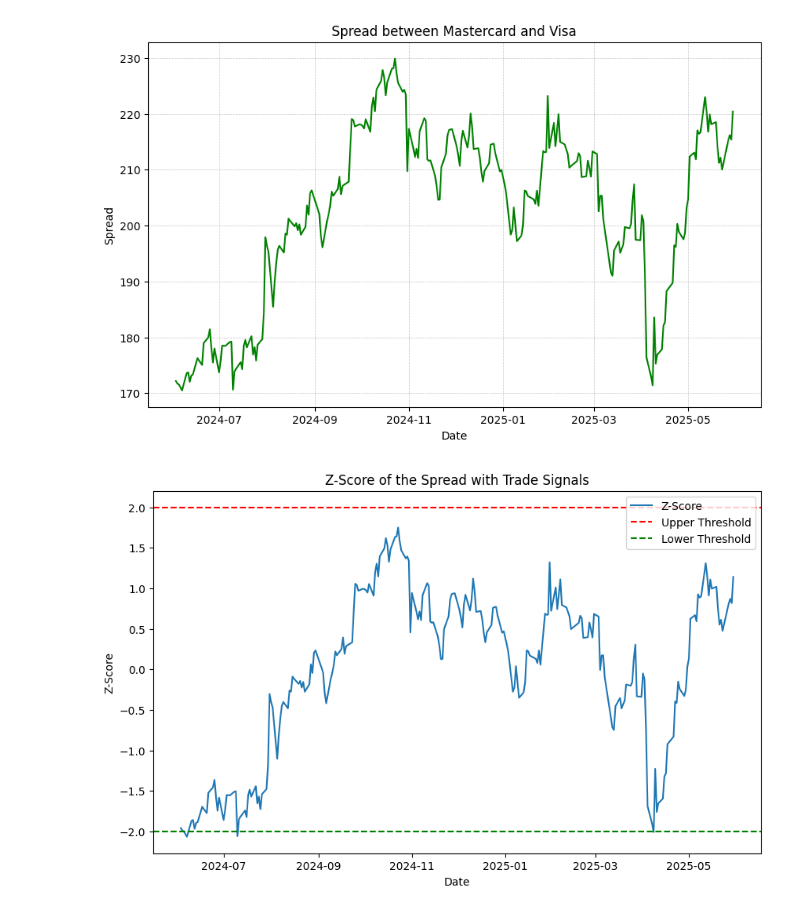
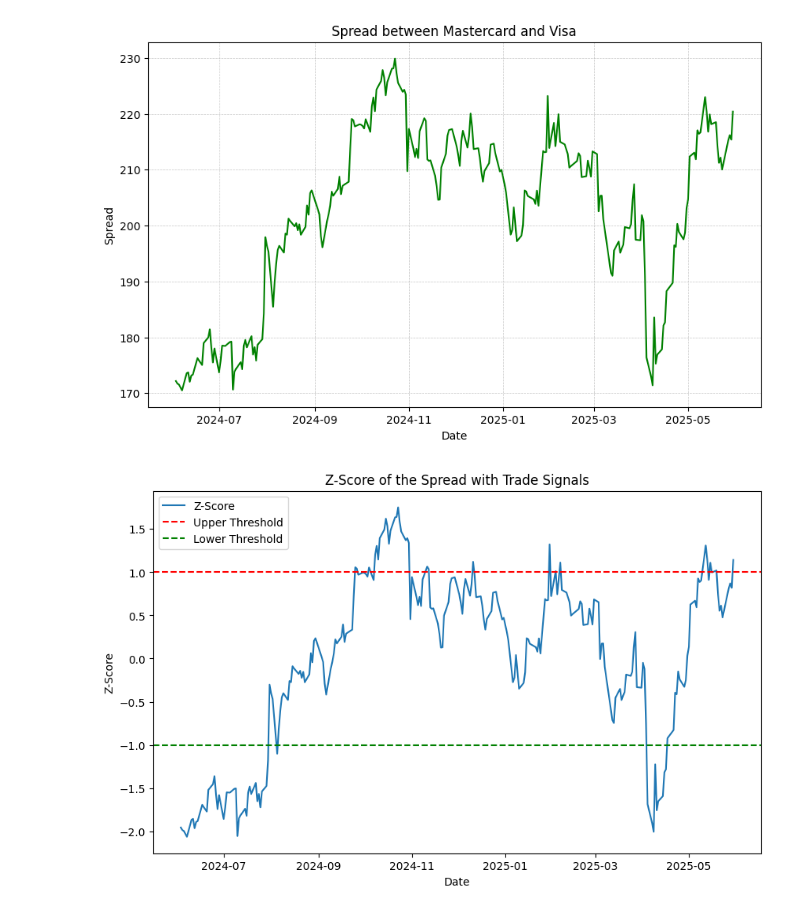
Before and after one commit to jay-gleeson/fintech-pairs-csuf, a Jupyter notebook: archive/pairs_trading.ipynb, the cells around one changed output. Cells and saved outputs as stored; diff of their text form; code cells hidden in the pictures.

Commit message:
fix: finalize pairs trading

```diff
--- a/archive/pairs_trading.ipynb
+++ b/archive/pairs_trading.ipynb
@@ -596,3 +580,6 @@ Statsmodels p-value: 0.022581912836219985
+# %%
+# Create a new dataframe containing only the columns for the selected pair.
+df_trading = df[list(pair)].copy()
 # %%
 # Function to plot the spread between the two stocks in the pair.
 def plot_spread(data, pair):
@@ -626,39 +613,39 @@ def plot_zscore(data):
     data['zscore'] = (data['spread'] - mean(data['spread'])) / stddev(data['spread'])
 
     # Set thresholds for entering trades.
-    upper_threshold = 2
-    lower_threshold = -2
+    upper_threshold = 1
+    lower_threshold = -1
 
     # Initialize position column.
     data['pos'] = 0
     position = 0
 
-    for n in range(length(data)):
+    for n in range(length(data['zscore'])):
         z = data['zscore'].iloc[n]
         if position == 0:
             if z > upper_threshold:
                 position = -1
             elif z < lower_threshold:
                 position = 1
         elif position == 1 and z > 0:
             position = 0
         elif position == -1 and z < 0:
             position = 0
         data.iloc[n, data.columns.get_loc('pos')] = position
 
     # Plot z-score.
     plt.figure(figsize=(10, 6))
     plt.plot(data.index, data['zscore'], label='Z-Score')
     plt.axhline(upper_threshold, color='red', linestyle='--', label='Upper Threshold')
     plt.axhline(lower_threshold, color='green', linestyle='--', label='Lower Threshold')
     plt.title('Z-Score of the Spread with Trade Signals')
     plt.xlabel('Date')
     plt.ylabel('Z-Score')
     plt.legend()
     plt.show()
     plt.close()
 
 # Plot the z-score of the spread.
-plot_zscore(df)
+plot_zscore(df_trading)
 # %% [output]
-[figure, old version]
+[figure, new version]
```
Also changed, not shown: parts of 22 cells of this notebook, 1 other file.
